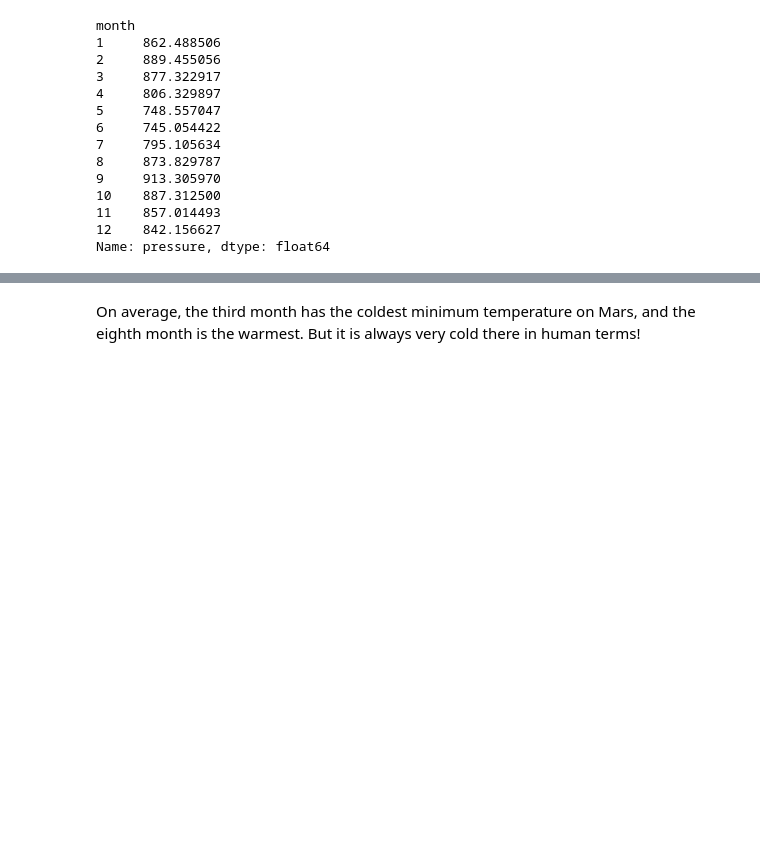
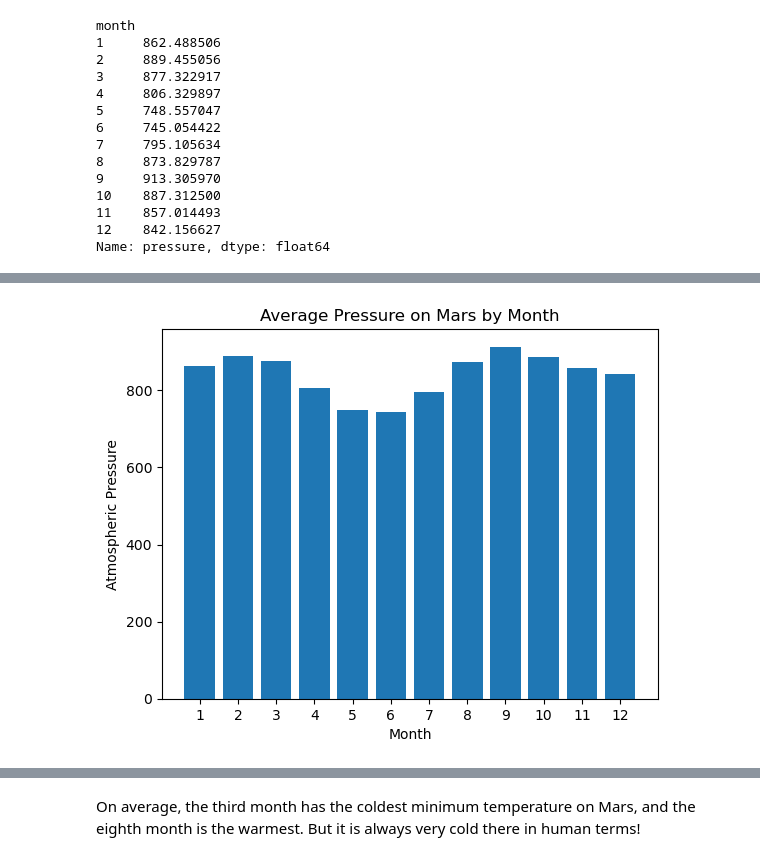
Before and after one commit to Hluu1/Web-Scraping-Challenge, a Jupyter notebook: Starter_Code/part_2_mars_weather.ipynb, the cells around one changed output, grey strips where cells are left out. Saved outputs shown, nothing was run; the diff lists cells and outputs as text; code cells hidden in the pictures; blank space fills up the shorter version.

```diff
--- a/Starter_Code/part_2_mars_weather.ipynb
+++ b/Starter_Code/part_2_mars_weather.ipynb
@@ -212,2 +235,13 @@ Name: pressure, dtype: float64
+# %%
+# Plot the average pressure by month
+average_pressure_by_month = Mars_weather_df['pressure'].groupby(Mars_weather_df['month']).mean()
+plt.bar(range(1, 13), average_pressure_by_month.values)
+plt.xlabel('Month')
+plt.ylabel('Atmospheric Pressure')
+plt.title('Average Pressure on Mars by Month')
+plt.xticks(range(1, 13))
+plt.show()
+# %% [output]
+[figure, added]
 # %%
 # 5. How many terrestrial (earth) days are there in a Martian year?
```
Also changed, not shown: parts of 15 cells of this notebook, 1 other file.
